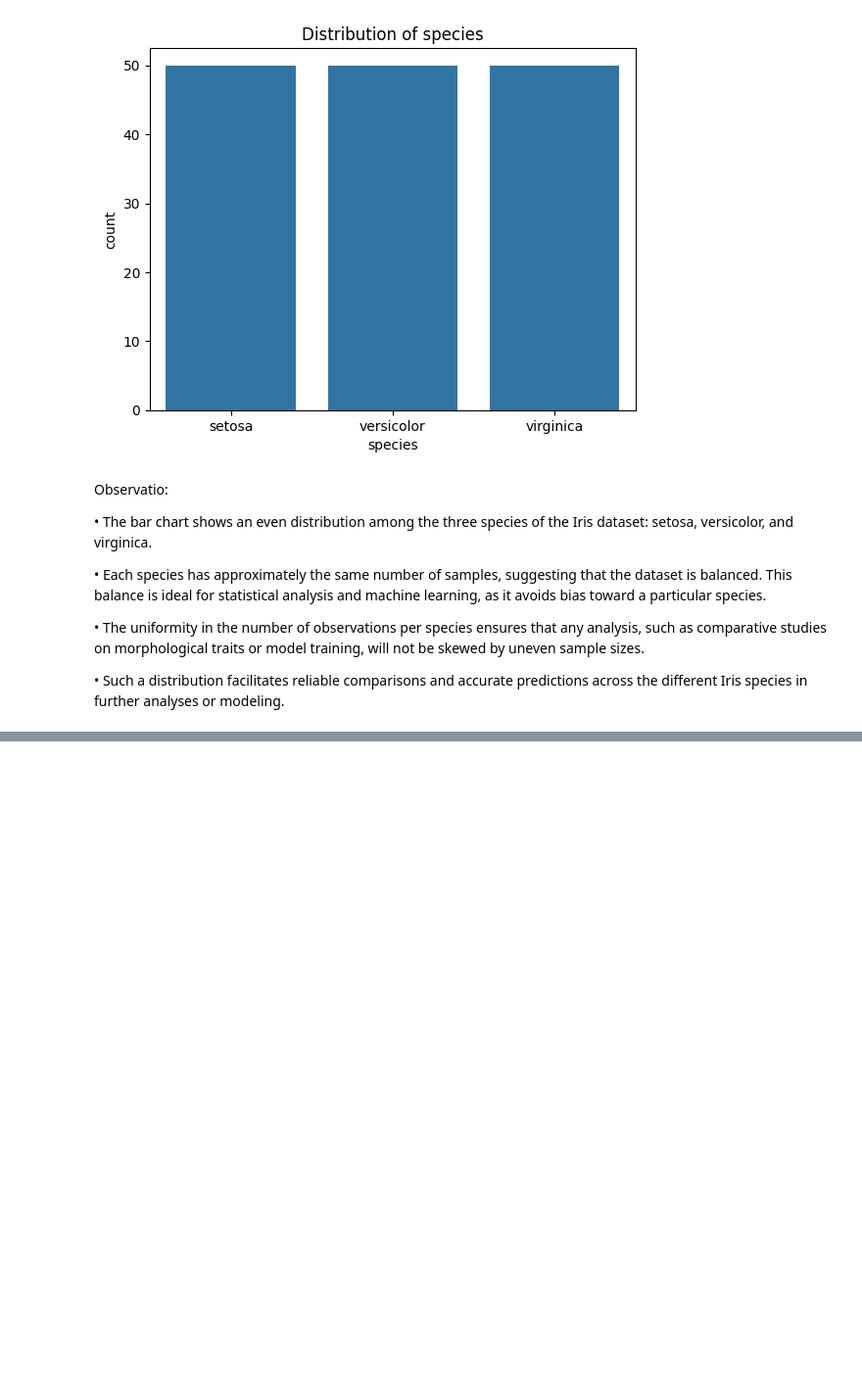
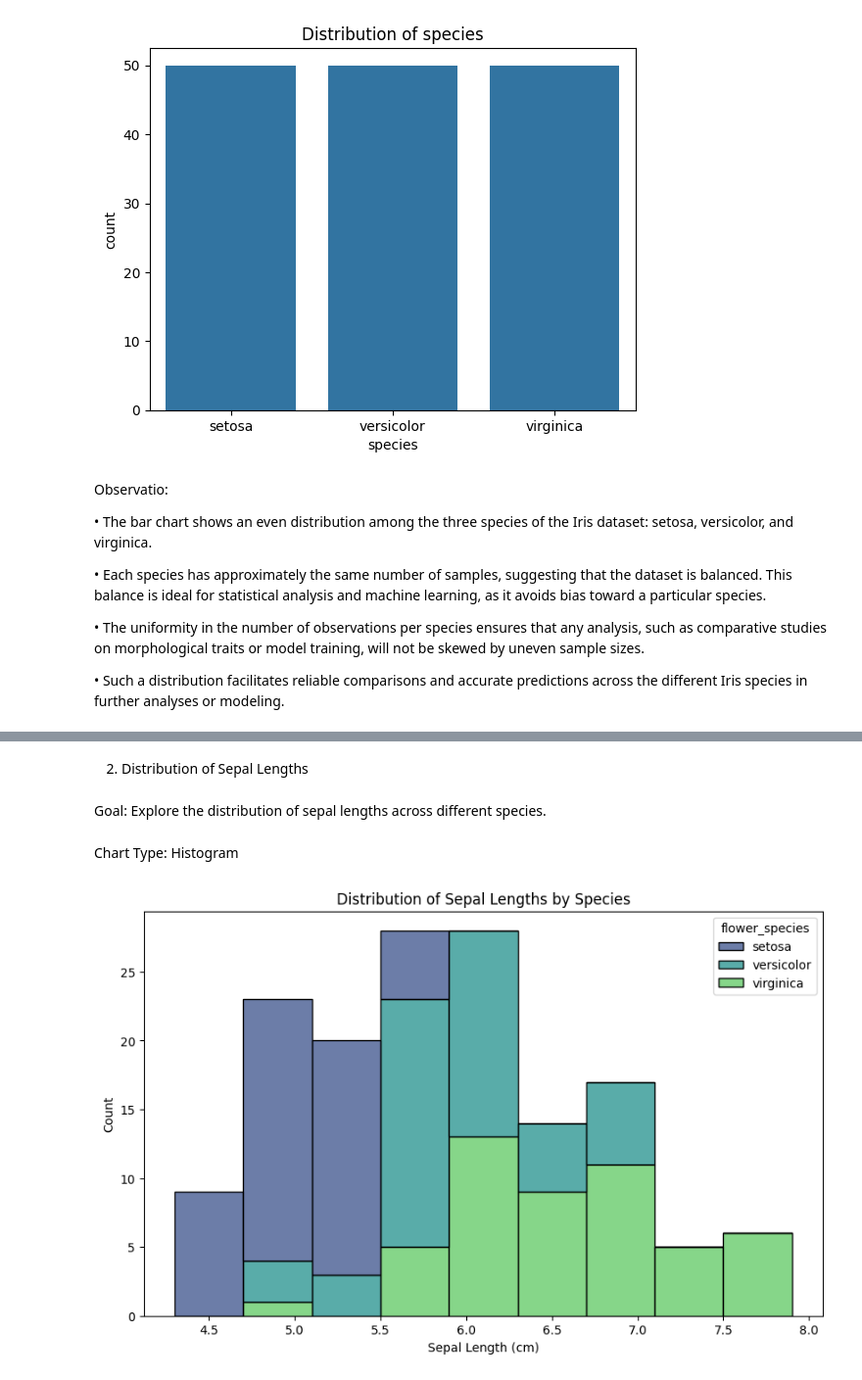
Before and after one commit to albertokabore/datafun-06-eda, a Jupyter notebook: Albertkabore_eda.ipynb, the cells around one changed output, grey strips where cells are left out. Shown: that part at 98% size. Saved outputs shown, nothing was run; the diff lists cells and outputs as text; code cells hidden in the pictures; blank space fills up the shorter version.

```diff
--- a/Albertkabore_eda.ipynb
+++ b/Albertkabore_eda.ipynb
@@ -313,0 +273,18 @@ In sum, the Iris dataset is more than just a collection of measurements—it's a
+# %% [markdown]
+2. Distribution of Sepal Lengths
+# %% [markdown]
+Goal:
+Explore the distribution of sepal lengths across different species.
+# %% [markdown]
+Chart Type:
+Histogram
+# %%
+# Histogram for sepal length
+plt.figure(figsize=(10, 6))
+sns.histplot(data=df, x='sepal_length', hue='flower_species', multiple='stack', palette='viridis')
+plt.title('Distribution of Sepal Lengths by Species')
+plt.xlabel('Sepal Length (cm)')
+plt.ylabel('Count')
+plt.show()
+# %% [output]
+[figure, added]
```
Also changed, not shown: parts of 56 cells of this notebook, 1 other file.
